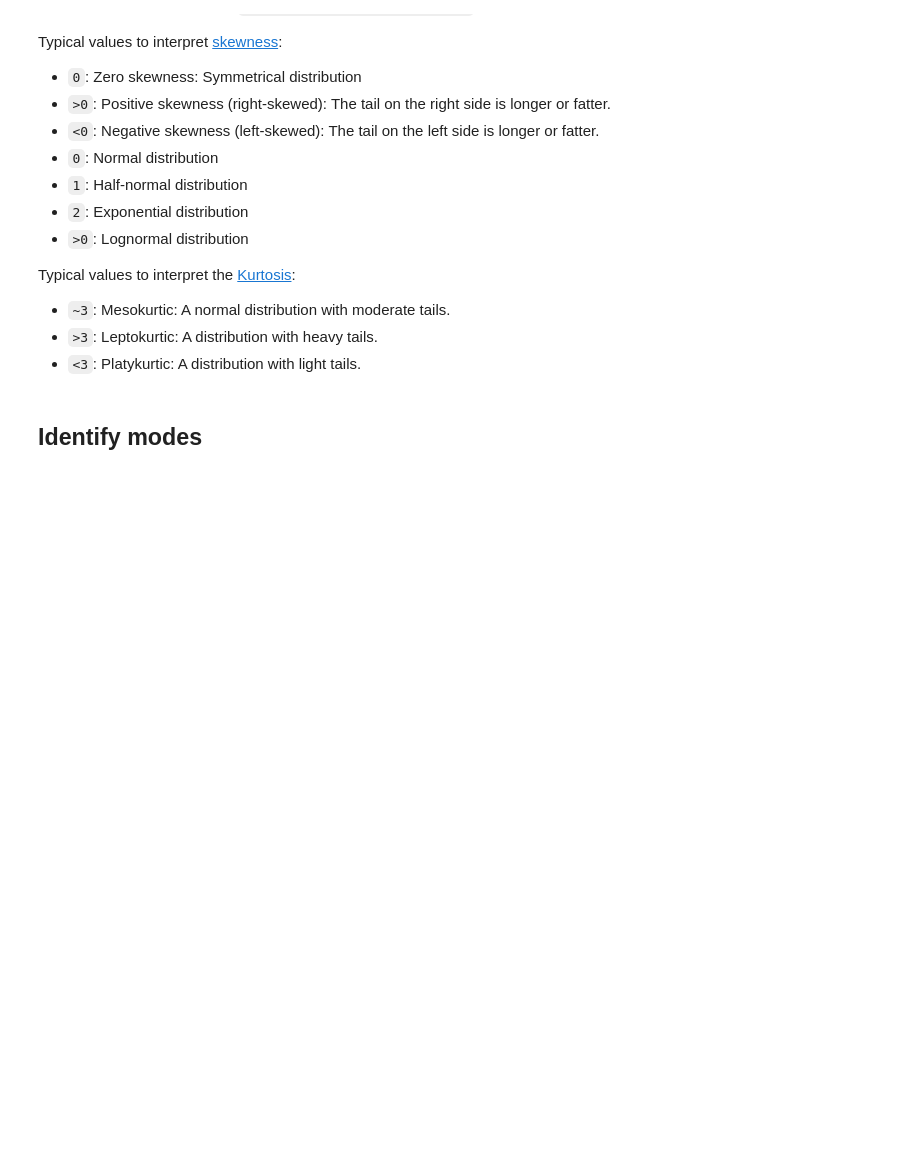
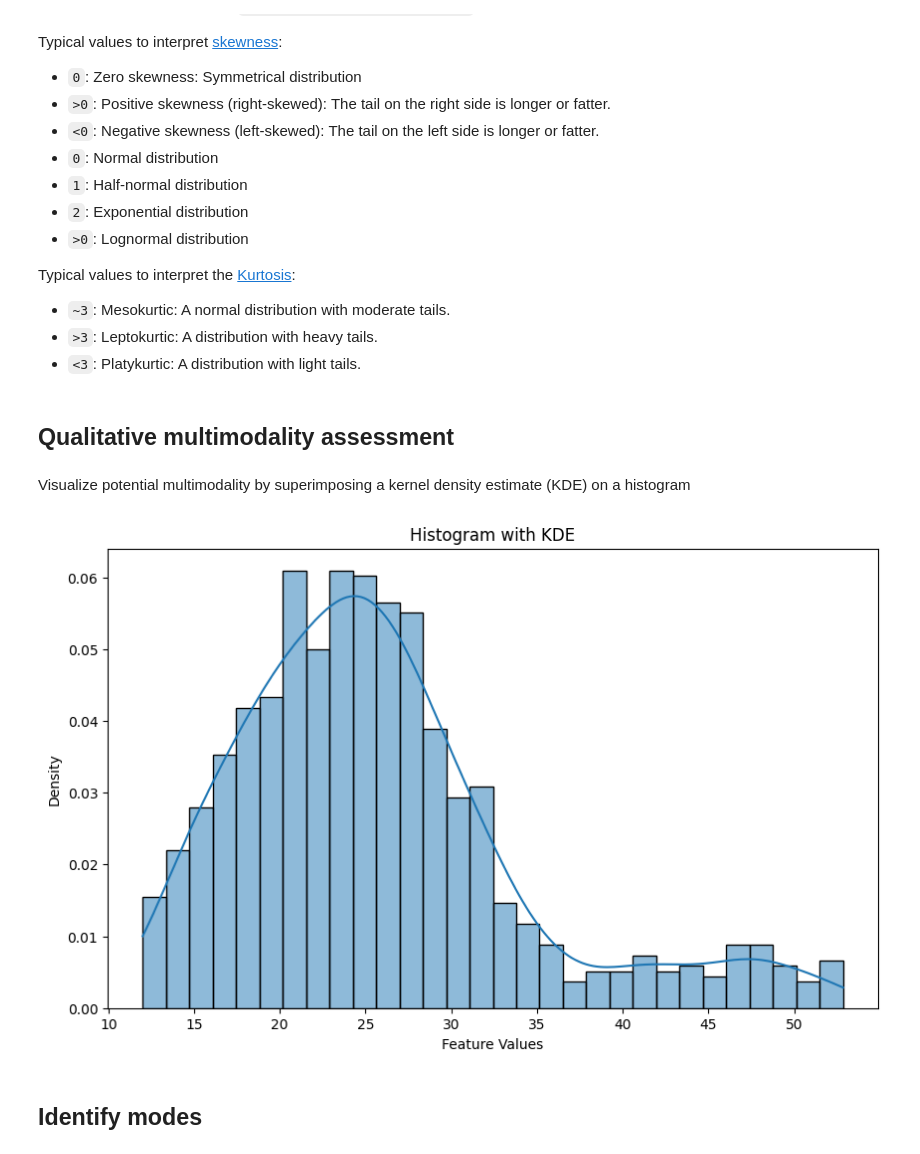
Before and after one commit to luquelab/lab-data-science, a Jupyter notebook: notebooks/analyze_multimodal_data.ipynb, the cells around one changed output. Saved outputs shown, nothing was run; the diff lists cells and outputs as text; code cells hidden in the pictures; blank space fills up the shorter version.

Commit message:
Change the column name in the data sample and add a qualitative distribution plot. #2.

```diff
--- a/notebooks/analyze_multimodal_data.ipynb
+++ b/notebooks/analyze_multimodal_data.ipynb
@@ -15,7 +17,10 @@ import pandas as pd
 # %%
 # Load data as CSV (adjust path as needed)
 df = pd.read_csv('data_sample.csv')
-df = df.rename(columns={'original_column_name': 'data_sample'})
+
+## Rename first column to 'feature'
+first_col = df.columns[0]
+df = df.rename(columns={first_col: 'feature'})
 print(f"Dataset shape: {df.shape}")
 # %% [output]
 Dataset shape: (1000, 1)
@@ -71,6 +76,19 @@ stats_summary['kurtosis'] = df.kurtosis()
 # Export the summary
 # stats_summary.to_csv('statistical_summary.csv')
 stats_summary.T.to_csv('statistical_summary.csv')
+# %% [markdown]
+## Qualitative multimodality assessment
+# %% [markdown]
+Visualize potential multimodality by superimposing a kernel density estimate (KDE) on a histogram
+# %%
+plt.figure(figsize=(10, 6))
+sns.histplot(df['feature'], bins=30, kde=True, stat='density')
+plt.title('Histogram with KDE')
+plt.xlabel('Feature Values')
+plt.ylabel('Density')
+plt.show()
+# %% [output]
+[figure, added]
 # %% [markdown]
 ## Identify modes
 # %% [markdown]
```
Also changed, not shown: parts of 1 cell of this notebook.
